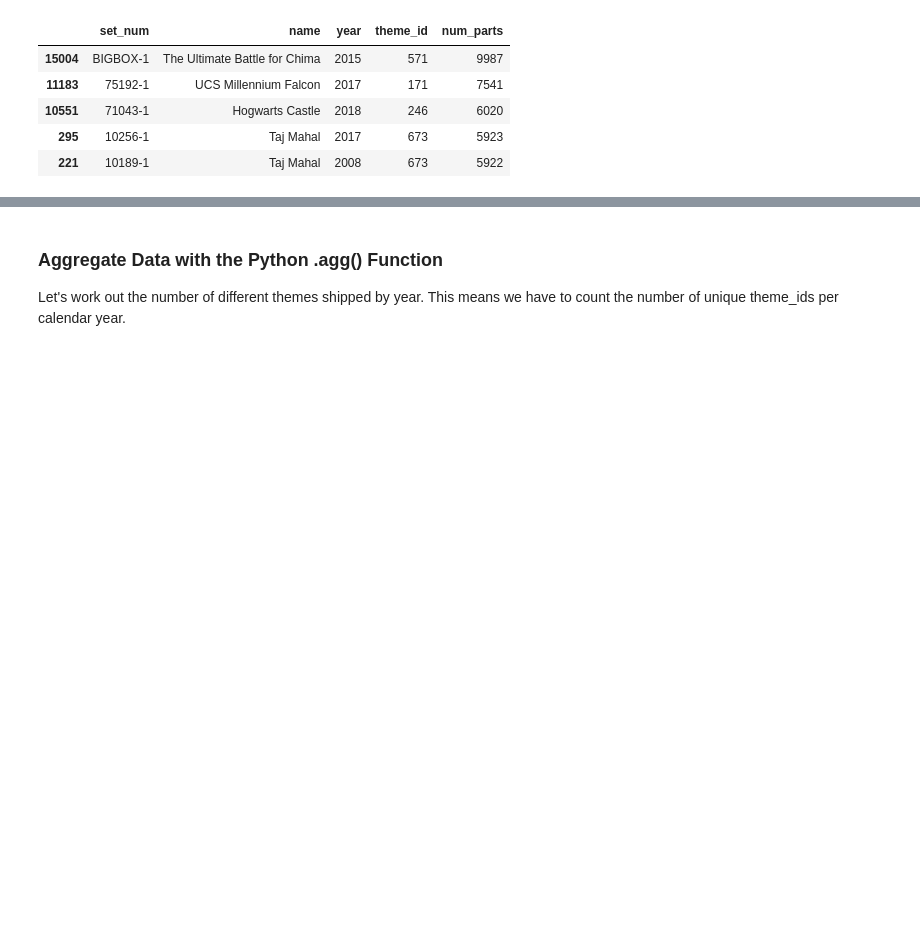
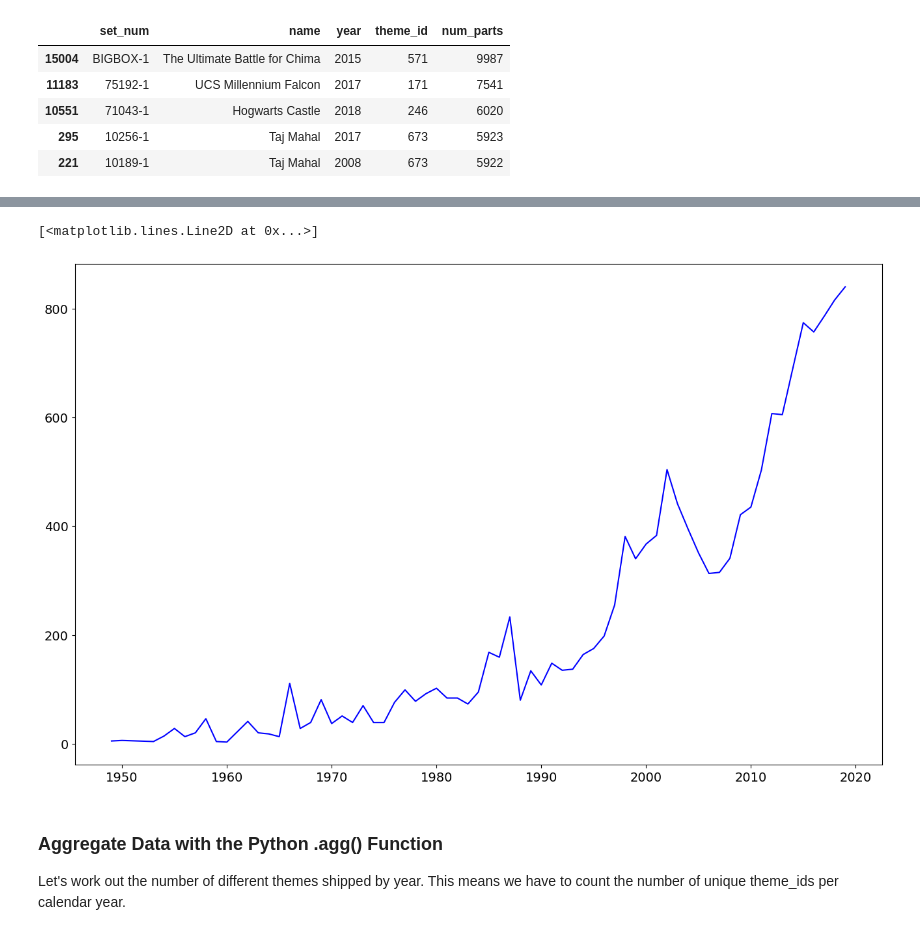
Before and after one commit to shane-221/100_days_of_python, a Jupyter notebook: 74_Day_74_ Aggregate_And_Merge_Data/Lego_Analysis_for_Course_(start).ipynb, the cells around one changed output, grey strips where cells are left out. Cells and saved outputs as stored; diff of their text form; code cells hidden in the pictures; blank space fills up the shorter version.

```diff
--- a/74_Day_74_ Aggregate_And_Merge_Data/Lego_Analysis_for_Course_(start).ipynb
+++ b/74_Day_74_ Aggregate_And_Merge_Data/Lego_Analysis_for_Course_(start).ipynb
@@ -171,3 +220,23 @@ Note that the .csv file is from late 2020, so to plot the full calendar years, y
+# %%
+# Another way to do it:
+
+
+import matplotlib.pyplot as plt
+
+# setting the shape of the graph
+plt.figure(figsize= (16, 10))
+
+# fontsize for x and y values:
+plt.xticks(fontsize=14)
+plt.yticks(fontsize= 14)
+
+# Plotting the table plot( what goes in the x , what goes in the y , colour)
+plt.plot(dataset4["year"][:-2], dataset3["set_num"][:-2], "b")
+
+      # Remeber when you list slice it--- Needs to be from the index values and not the assigned groupings
+# %% [output]
+[<matplotlib.lines.Line2D at 0x...>]
+[figure, added]
 # %% [markdown]
 ### Aggregate Data with the Python .agg() Function
 
```
Also changed, not shown: parts of 6 cells of this notebook.
